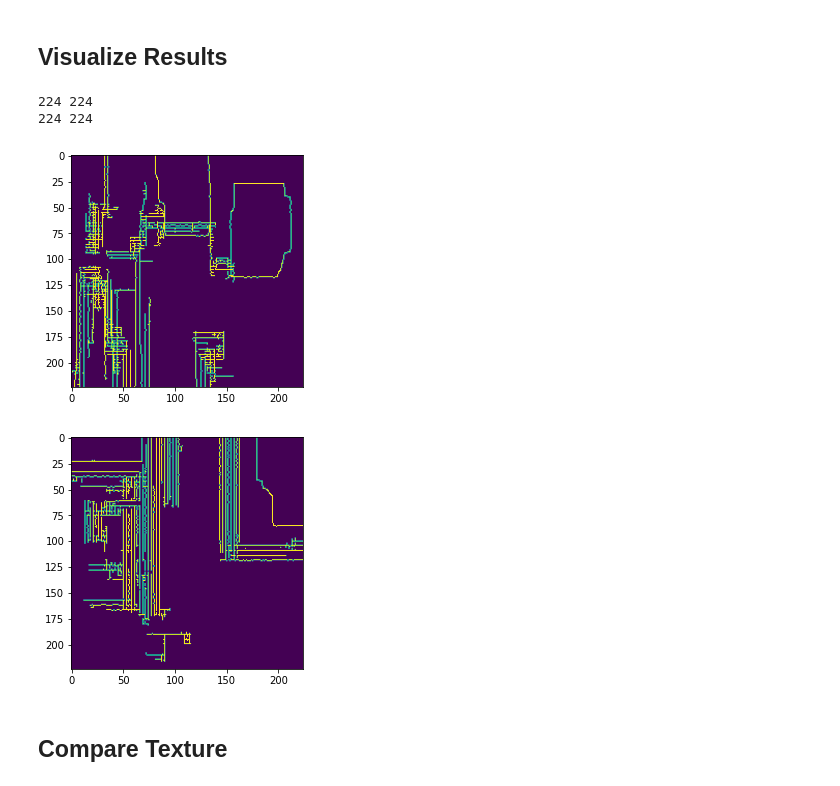
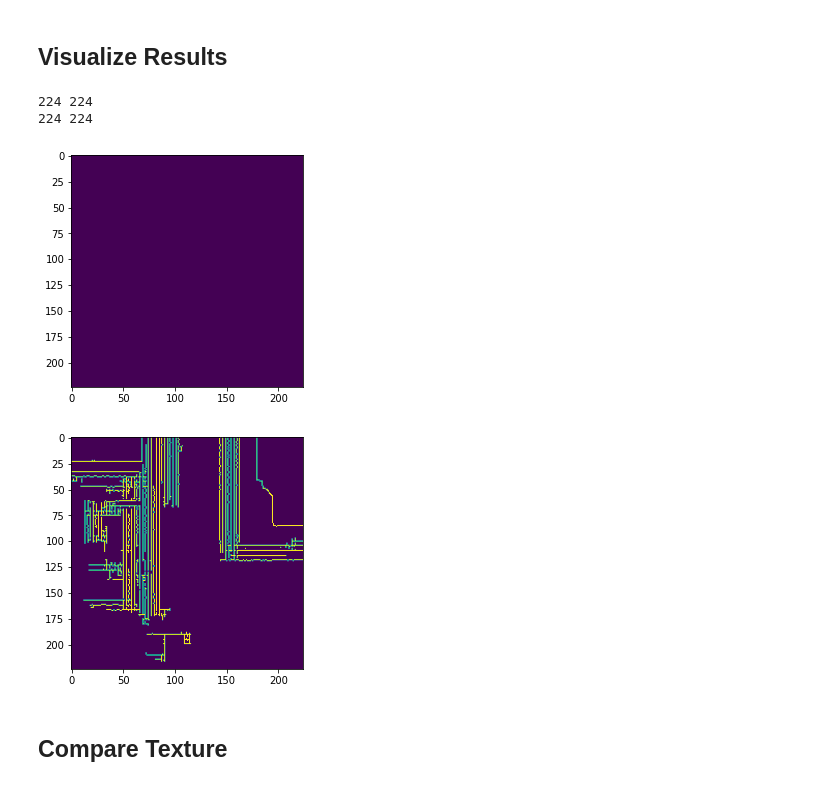
Before and after one commit to anas-awadalla/Incepto, a Jupyter notebook: interpretability_experiments/Image_High_Res_Interpretability_Attribution_Experiment.ipynb, the cells around one changed output. Saved outputs shown, nothing was run; the diff lists cells and outputs as text; code cells hidden in the pictures.

```diff
--- a/interpretability_experiments/Image_High_Res_Interpretability_Attribution_Experiment.ipynb
+++ b/interpretability_experiments/Image_High_Res_Interpretability_Attribution_Experiment.ipynb
@@ -121,10 +121,10 @@ device = get_device()
 model.to(device).eval()
 area = 0.1
 
-for x,y in tqdm(dataloader):
+for x,y in tqdm(list(iter(dataloader))[:1000]):
 
   x = x.to(device)
-  if y.item() == 5:
+  if y.item() == 1:
     # Extremal perturbation
     masks_1,_ = extremal_perturbation(
         model, x, y.item(),
@@ -296,27 +296,27 @@ def get_representation(arr):
 # %%
 import matplotlib.pyplot as plt
 from scipy import ndimage
 import cv2
 
 i = 0
 for key in clusters.keys():
   fig = plt.figure(figsize=(40,40))
   ax = fig.add_subplot(8, 8, i + 1)
   arr = get_similar(clusters.get(key))
-  arr = choose_sim(list(arr),clusters.get(key),0.9)
+  arr = choose_sim(list(arr),clusters.get(key),0)
   arr = get_representation(arr)
   print(len(arr),len(arr[0]))
   img = np.asarray(torch.tensor(arr).cpu().squeeze().detach().numpy() )
   filter_blurred_f = ndimage.gaussian_filter(img, 1)
   alpha = 4
   sharpened = img + alpha * (img - filter_blurred_f)
   ax.imshow(sharpened)
   i += 1
 plt.show()
 # %% [output]
 224 224
 224 224
-[figure, old version]
+[figure, new version]
 [figure]
 # %% [markdown]
 ## Compare Texture
```
Also changed, not shown: parts of 2 cells of this notebook.
